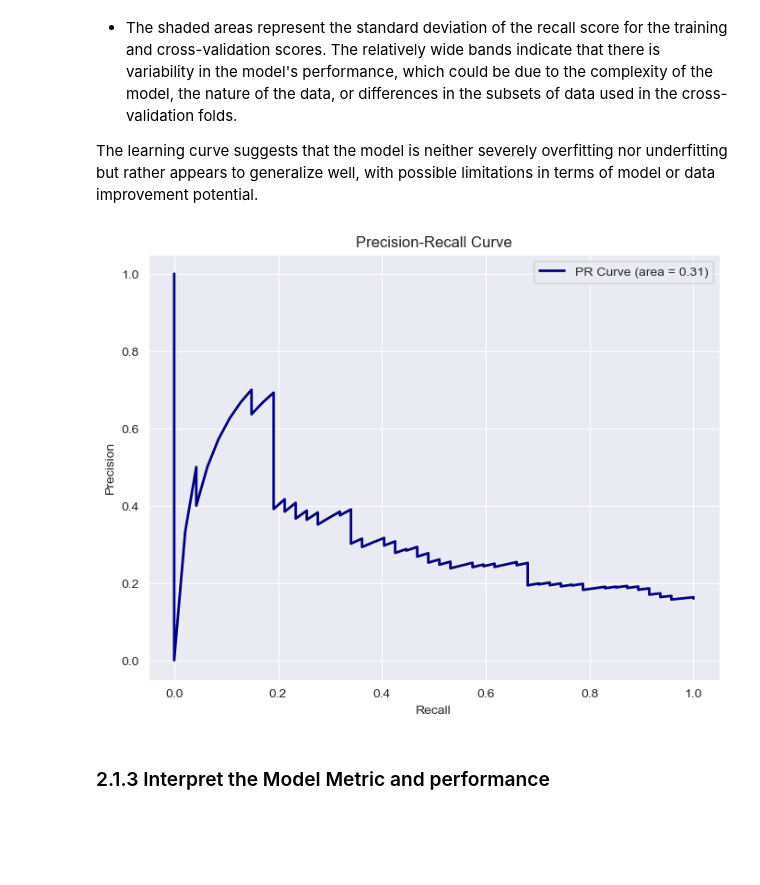
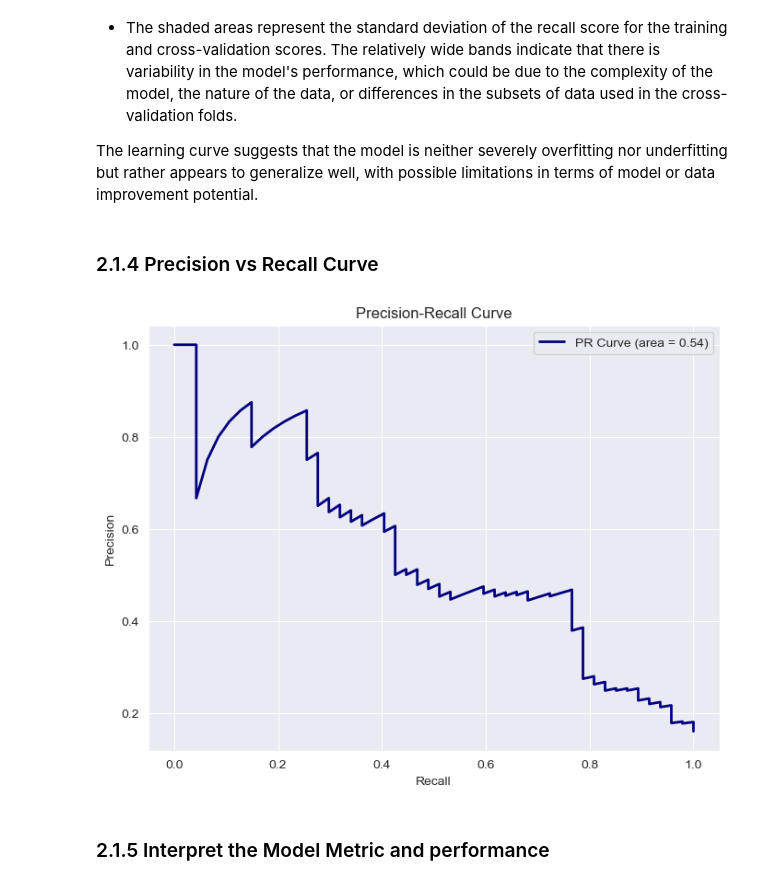
Before and after one commit to yzysnake/Data_Mining_Principles, a Jupyter notebook: Group Project/GroupProject.ipynb, the cells around one changed output. Cells and saved outputs as stored; diff of their text form; code cells hidden in the pictures; blank space fills up the shorter version.

```diff
--- a/Group Project/GroupProject.ipynb
+++ b/Group Project/GroupProject.ipynb
@@ -385,11 +387,11 @@ from sklearn.metrics import accuracy_score, recall_score
 
 
 # Splitting the dataset into training and testing sets
-X = df_pca.drop('Attrition_Yes', axis=1)
-y = df_pca['Attrition_Yes']
+X = df_scaled.drop('Attrition_Yes', axis=1)
+y = df_scaled['Attrition_Yes']
 
 # Initialize the naive model
-naive_logistic_model = LogisticRegression(class_weight='balanced')
+naive_logistic_model = LogisticRegression(max_iter=100000, n_jobs=-1)
 X_train, X_test, y_train, y_test = train_test_split(X, y, test_size=0.2, random_state=66, stratify= y)
 
 # Train the model
@@ -417,19 +419,20 @@ from sklearn.model_selection import GridSearchCV, StratifiedKFold
 X_train, X_test, y_train, y_test = train_test_split(X, y, test_size=0.2, random_state=66, stratify=y)
 
 # Setting up the k-fold cross-validation (with StratifiedKFold for balanced splits)
-kfold = StratifiedKFold(n_splits=5, shuffle=True, random_state=66)
+kfold = StratifiedKFold(n_splits=4, shuffle=True, random_state=66)
 
 # Defining the model with class weight parameter
-log_reg = LogisticRegression(class_weight='balanced', max_iter=10000)
+log_reg = LogisticRegression(max_iter=10000)
 
 # Defining the grid of parameters to search over, including class_weight if needed
 param_grid = {
     'C': [0.001, 0.002, 0.003, 0.01, 0.1, 1, 10, 100],
-    'solver': ['liblinear', 'lbfgs']
+    'solver': ['liblinear', 'lbfgs'],
+    'class_weight': [None, 'balanced']  #  n_samples / (n_classes * np.bincount(y))
 }
 
 # Setting up the grid search with logistic regression, parameter grid, and cross-validation strategy
-grid_search = GridSearchCV(log_reg, param_grid, cv=kfold, scoring='recall')
+grid_search = GridSearchCV(log_reg, param_grid, cv=kfold, scoring='recall', n_jobs=-1)
 
 # Fitting the grid search to the data
 grid_search.fit(X_train, y_train)
@@ -475,44 +478,15 @@ The graph demonstrates:
 * The shaded areas represent the standard deviation of the recall score for the training and cross-validation scores. The relatively wide bands indicate that there is variability in the model's performance, which could be due to the complexity of the model, the nature of the data, or differences in the subsets of data used in the cross-validation folds.
 
 The learning curve suggests that the model is neither severely overfitting nor underfitting but rather appears to generalize well, with possible limitations in terms of model or data improvement potential.
+# %% [markdown]
+### 2.1.4 Precision vs Recall Curve
 # %%
-from sklearn.model_selection import train_test_split
-from sklearn.metrics import precision_recall_curve, auc
-
-def plot_precision_recall_curve(model, X, y):
-    # Split the data into training and testing sets
-    X_train, X_test, y_train, y_test = train_test_split(X, y, test_size=0.2, random_state=66, stratify= y)
-
-    # Fit the model on the training data
-    model.fit(X_train, y_train)
-
-    # If the model has a method to predict probabilities, use it; otherwise, use decision function
-    if hasattr(model, "predict_proba"):
-        y_scores = model.predict_proba(X_test)[:, 1]
-    else:
-        y_scores = model.decision_function(X_test)
-        # For models that return a single score per instance (like SVM),
-        # ensure all scores are positive as precision_recall_curve expects positive probabilities
-        y_scores = (y_scores - y_scores.min()) / (y_scores.max() - y_scores.min())
-
-    # Compute precision-recall pairs for different probability thresholds
-    precision, recall, _ = precision_recall_curve(y_test, y_scores)
-    pr_auc = auc(recall, precision)
-
-    # Plot the Precision-Recall curve
-    plt.figure(figsize=(8, 6))
-    plt.plot(recall, precision, label=f'PR Curve (area = {pr_auc:.2f})', lw=2, color='navy')
-    plt.xlabel('Recall')
-    plt.ylabel('Precision')
-    plt.title('Precision-Recall Curve')
-    plt.legend(loc='best')
-    plt.grid(True)
-    plt.show()
+from projectpreprocessing import plot_precision_recall_curve
 
 plot_precision_recall_curve(best_logistic_regression_model, X, y)
 # %% [output]
-[figure, old version]
+[figure, new version]
 # %% [markdown]
-### 2.1.3 Interpret the Model Metric and performance
+### 2.1.5 Interpret the Model Metric and performance
 # %%
 # Initialize the model with best parameters
```
Also changed, not shown: parts of 30 cells of this notebook, 1 other file.
